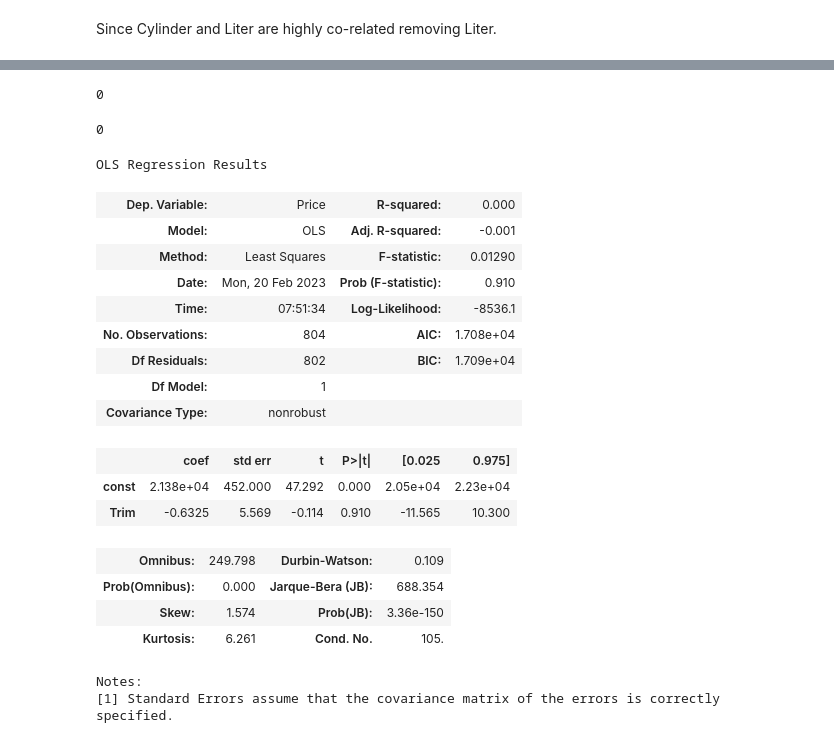
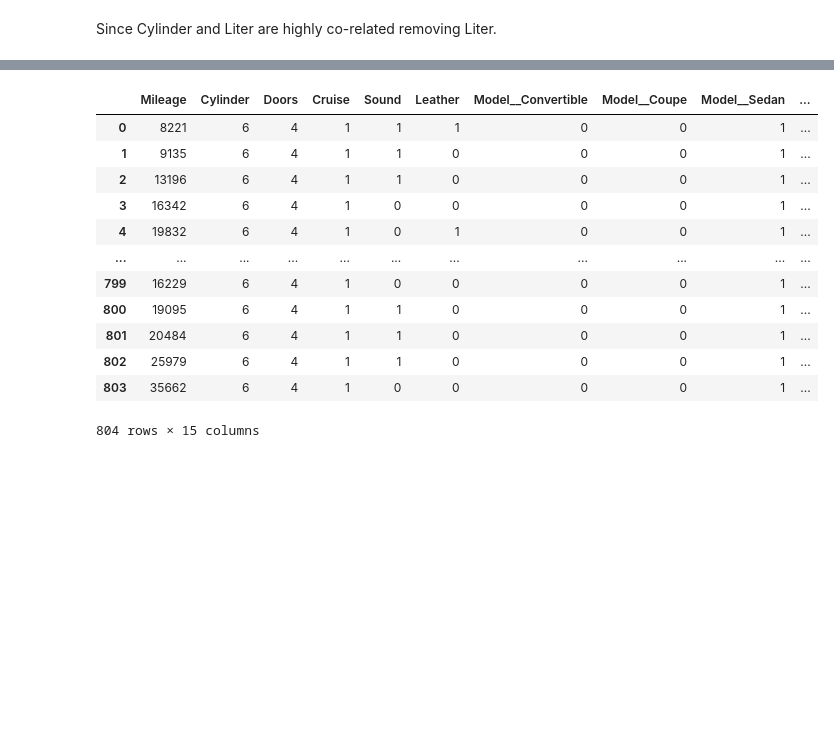
Before and after one commit to bluekingnfx/Linear-regression-Task, a Jupyter notebook: Assignment8.ipynb, the cells around one changed output, grey strips where cells are left out. Drawn from its saved outputs; the diff is of its cells as text; code cells hidden in the pictures; blank space fills up the shorter version.

```diff
--- a/Assignment8.ipynb
+++ b/Assignment8.ipynb
@@ -349,0 +340,4 @@ y = df["Price"]
+# %%
+TypeFeature = df["Type"]
+OHE_Type = pd.get_dummies(TypeFeature,prefix="Model_").drop(columns=["Model__Hatchback"])
+sm.OLS(y,sm.add_constant(OHE_Type)).fit().summary()
@@ -349,0 +367,4 @@ y = df["Price"]
+# %%
+df = pd.concat([df,OHE_Type],axis=1)
+df.drop(columns=["Liter","Type"],inplace=True)
+df.head(3)
@@ -349,0 +386,5 @@ y = df["Price"]
+# %%
+MakeDummies = df["Make"]
+
+MakeDF=pd.get_dummies(MakeDummies,columns=True,prefix="Make").drop("Make_Saturn",axis=1)
+sm.OLS(y,sm.add_constant(MakeDF)).fit().summary()
@@ -349,0 +417,3 @@ y = df["Price"]
+# %%
+df = pd.concat([df,MakeDF],axis=1).drop(columns=["Make"])
+df.head(3)
@@ -350 +425,18 @@ y = df["Price"]
+# %%
+TestingDf = df.drop(columns=["Model","Trim","Price"])
+TestingDf
+# %% [output]
+|  | Mileage | Cylinder | Doors | Cruise | Sound | Leather | Model__Convertible | Model__Coupe | Model__Sedan | ... |
+| 0 | 8221 | 6 | 4 | 1 | 1 | 1 | 0 | 0 | 1 | ... |
+| 1 | 9135 | 6 | 4 | 1 | 1 | 0 | 0 | 0 | 1 | ... |
+| 2 | 13196 | 6 | 4 | 1 | 1 | 0 | 0 | 0 | 1 | ... |
+| 3 | 16342 | 6 | 4 | 1 | 0 | 0 | 0 | 0 | 1 | ... |
+| 4 | 19832 | 6 | 4 | 1 | 0 | 1 | 0 | 0 | 1 | ... |
+| ... | ... | ... | ... | ... | ... | ... | ... | ... | ... | ... |
+| 799 | 16229 | 6 | 4 | 1 | 0 | 0 | 0 | 0 | 1 | ... |
+| 800 | 19095 | 6 | 4 | 1 | 1 | 0 | 0 | 0 | 1 | ... |
+| 801 | 20484 | 6 | 4 | 1 | 1 | 0 | 0 | 0 | 1 | ... |
+| 802 | 25979 | 6 | 4 | 1 | 1 | 0 | 0 | 0 | 1 | ... |
+| 803 | 35662 | 6 | 4 | 1 | 0 | 0 | 0 | 0 | 1 | ... |
+804 rows × 15 columns
 # %%
@@ -352,35 +443,0 @@ xt,xT,yt,yT = TTS(newX,y,test_size=0.3,random_state=100)
-# %%
-noveltyLabels = [i for i in xT["Trim"].unique() if i not in xt["Trim"].unique()]
-len(noveltyLabels)
-# %% [output]
-0
-# %%
-overFitLabels = [i for i in xt["Trim"].unique() if i not in xT["Trim"].unique()]
-len(overFitLabels)
-# %% [output]
-0
-# %%
-Cc = CFE(encoding_method="count")
-TrimNew = Cc.fit_transform(df[["Trim"]])
-
-OLS(y,add_constant(TrimNew)).fit().summary()
-# %% [output]
-OLS Regression Results
-| Dep. Variable: | Price | R-squared: | 0.000 |
-| Model: | OLS | Adj. R-squared: | -0.001 |
-| Method: | Least Squares | F-statistic: | 0.01290 |
-| Date: | Mon, 20 Feb 2023 | Prob (F-statistic): | 0.910 |
-| Time: | 07:51:34 | Log-Likelihood: | -8536.1 |
-| No. Observations: | 804 | AIC: | 1.708e+04 |
-| Df Residuals: | 802 | BIC: | 1.709e+04 |
-| Df Model: | 1 |  |  |
-| Covariance Type: | nonrobust |  |  |
-|  | coef | std err | t | P>|t| | [0.025 | 0.975] |
-| const | 2.138e+04 | 452.000 | 47.292 | 0.000 | 2.05e+04 | 2.23e+04 |
-| Trim | -0.6325 | 5.569 | -0.114 | 0.910 | -11.565 | 10.300 |
-| Omnibus: | 249.798 | Durbin-Watson: | 0.109 |
-| Prob(Omnibus): | 0.000 | Jarque-Bera (JB): | 688.354 |
-| Skew: | 1.574 | Prob(JB): | 3.36e-150 |
-| Kurtosis: | 6.261 | Cond. No. | 105. |
-Notes:
-[1] Standard Errors assume that the covariance matrix of the errors is correctly specified.
```
Also changed, not shown: parts of 24 cells of this notebook, 1 other file.
